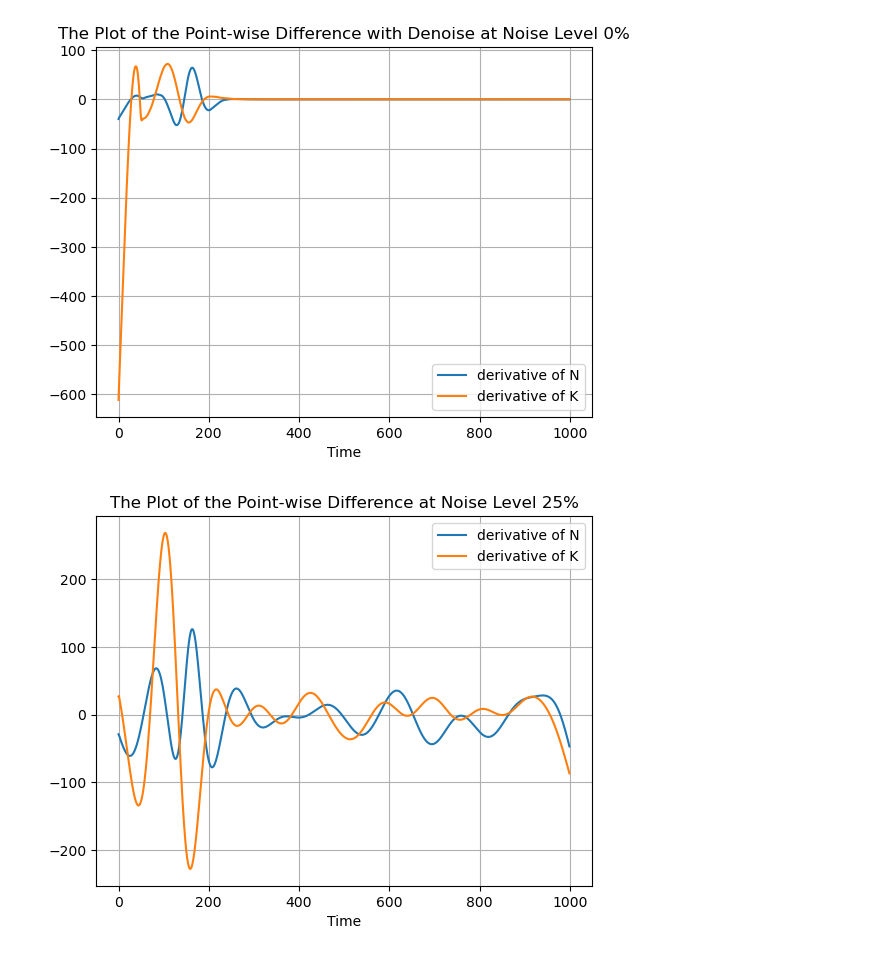
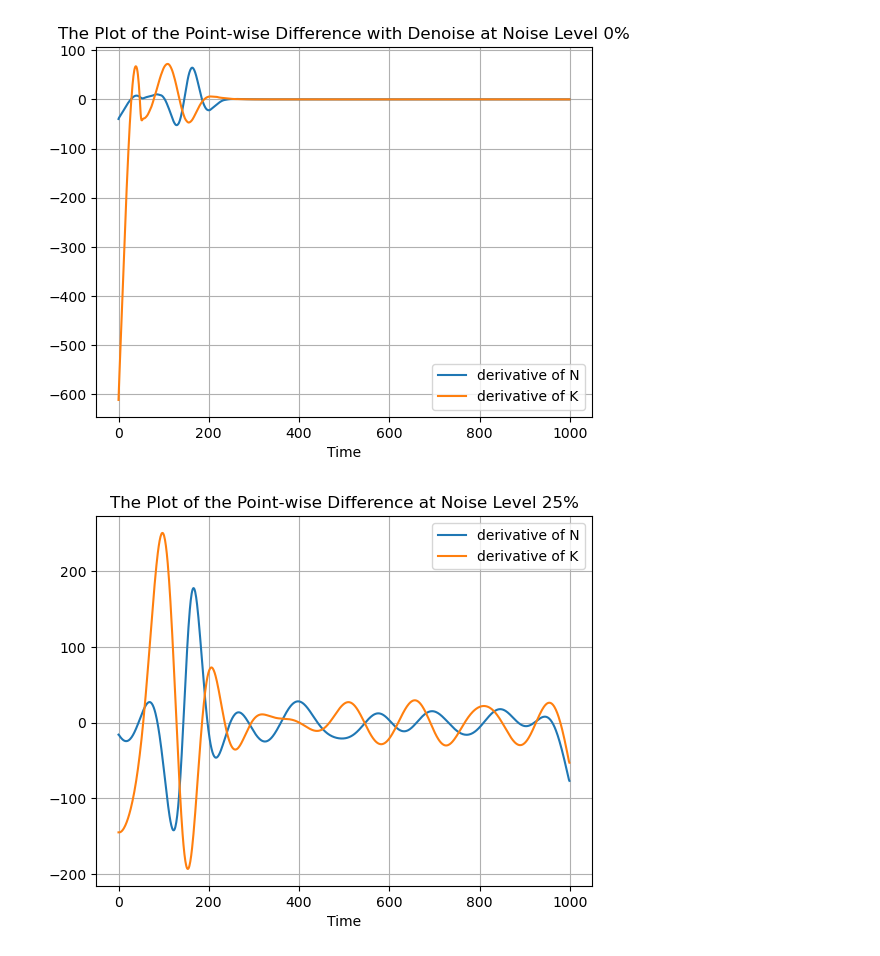
Before and after one commit to mm2319/M4R, a Jupyter notebook: test.ipynb, the cells around one changed output. Saved outputs shown, nothing was run; the diff lists cells and outputs as text; code cells hidden in the pictures.

```diff
--- a/test.ipynb
+++ b/test.ipynb
@@ -489,40 +489,41 @@ def evaluate_tc_model_2(**params):
 bounds = [(1e-7, 1.e+1), (1e-7, 1.e+1), (1e-7, 1.e+1)]
 para_two_compart_n025_2 = gp_minimize(evaluate_tc_model_2, bounds, n_calls=50)
 # %%
-T, Y = create_data_twocompart(p=0.25)
+T, Y = create_data_twocompart(p=0.00)
 T, Y_T = create_data_twocompart(p=0.00)
 toy_xp = np.arange(0,10,0.01)
 gp = GP(kernel=rbf, kernel_diff=rbf_fd)
 Y[:,0] = gp.predict(
 x_star=toy_xp,  # set to test points
 X = np.array(T),     # set to observed x
 y = np.array(Y[:,0]),       # set to observed y
 size=1,    # draw 100 posterior samples
 theta=[para_two_compart_n025_1.x[0],para_two_compart_n025_1.x[1]],
 sigma=para_two_compart_n025_1.x[2]
-)
+)[0]
 toy_xp = np.arange(0,10,0.01)
 gp = GP(kernel=rbf, kernel_diff=rbf_fd)
 Y[:,1] = gp.predict(
 x_star=toy_xp,  # set to test points
 X = np.array(T),     # set to observed x
 y = np.array(Y[:,1]),       # set to observed y
 size=1,    # draw 100 posterior samples
 theta=[para_two_compart_n025_2.x[0],para_two_compart_n025_2.x[1]],
 sigma=para_two_compart_n025_2.x[2]
-)
+)[0]
 
 result_1_T = derivative.dxdt(Y_T[:,0], T,k=2, kind="finite_difference")
 result_2_T = derivative.dxdt(Y_T[:,1], T,k=2, kind="finite_difference")
-
+result_1 = derivative.dxdt(Y[:,0], T, kind="finite_difference", k=2)
+result_2 = derivative.dxdt(Y[:,1], T, kind="finite_difference", k=2)
 # result_3 = derivative.dxdt(Y[:,2], T,k=2, kind="finite_difference")
-plt.plot(result_1[0]-result_1_T,label= "derivative of N")
-plt.plot(result_2[0]-result_2_T,label= "derivative of K")
+plt.plot(result_1-result_1_T,label= "derivative of N")
+plt.plot(result_2-result_2_T,label= "derivative of K")
 # plt.plot(result_3,label= "derivative of z")
-plt.title('The Plot of the Derivative at Noise Level 25%')
+plt.title('The Plot of the Point-wise Difference at Noise Level 25%')
 plt.xlabel('Time')
 
 plt.legend()
 plt.grid()
 # %% [output]
-[figure, old version]
+[figure, new version]
```
Also changed, not shown: parts of 4 cells of this notebook, 19 other files.
